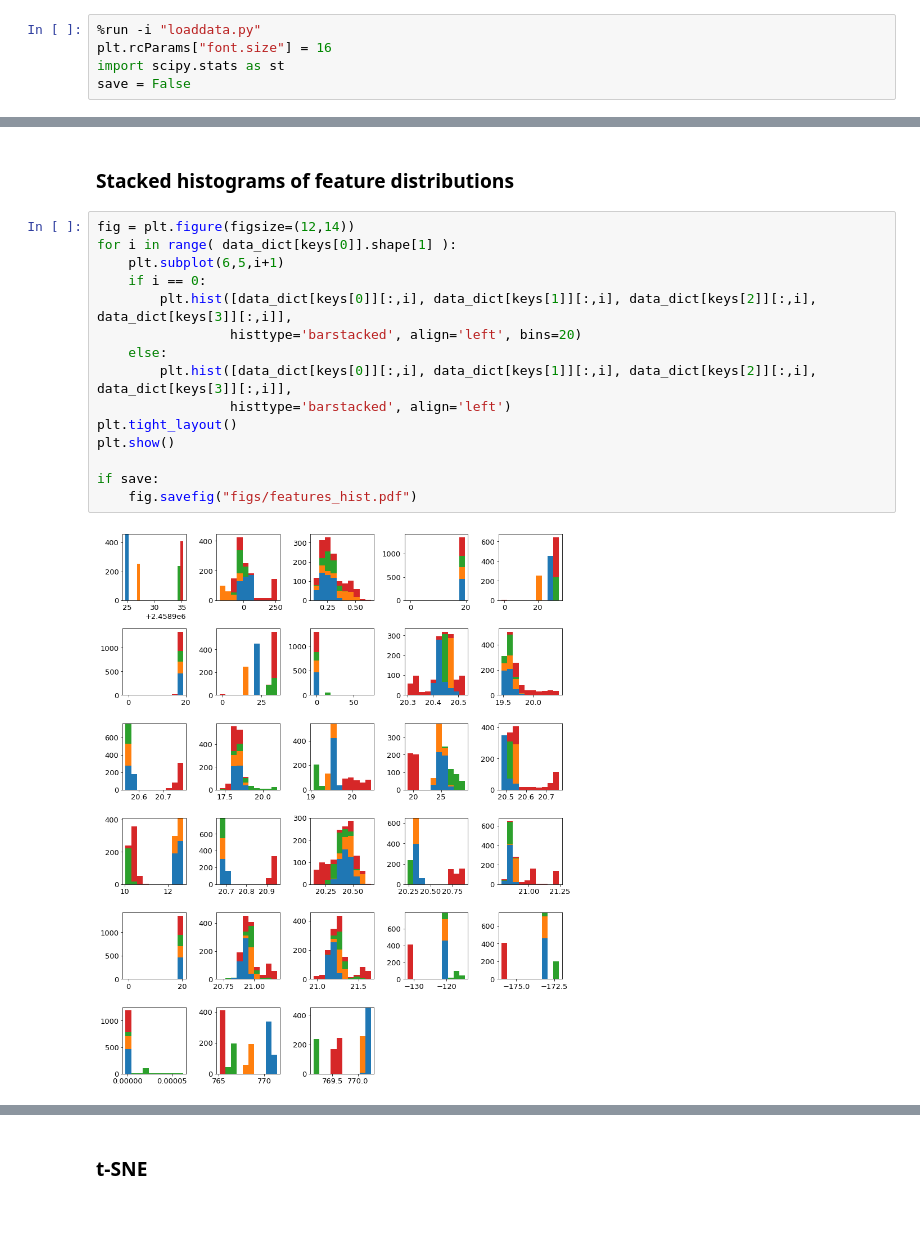
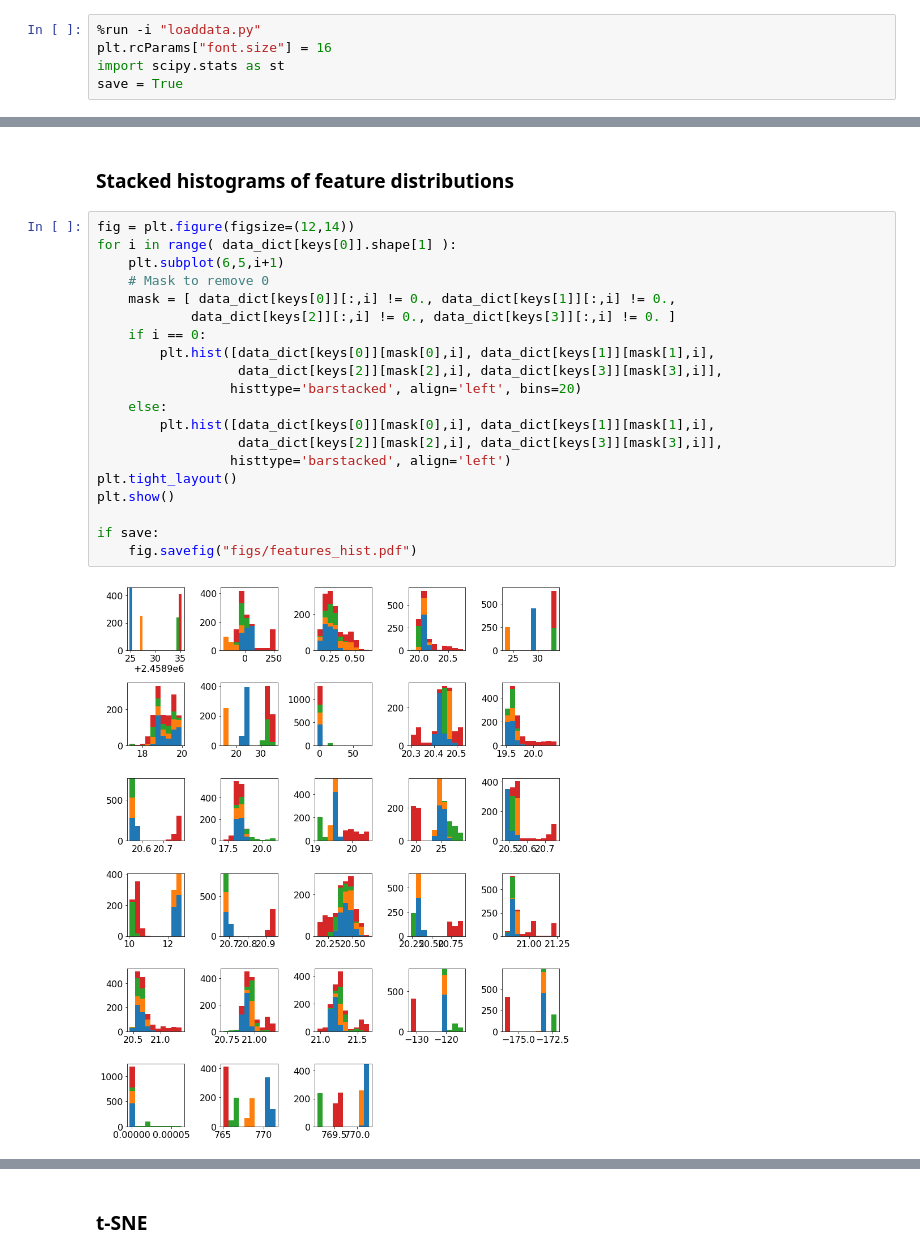
Before and after one commit to svejlgaard/finalproject, a Jupyter notebook: Visualization.ipynb, the cells around one changed output, grey strips where cells are left out. Cells and saved outputs as stored; diff of their text form; blank space fills up the shorter version.

Commit message:
Updated figures

```diff
--- a/Visualization.ipynb
+++ b/Visualization.ipynb
@@ -2,7 +2,7 @@
 %run -i "loaddata.py"
 plt.rcParams["font.size"] = 16
 import scipy.stats as st
-save = False
+save = True
 # %% [output]
 What is your name? [Simone/Jonathan/Marcus/Runi]Jonathan
 # %% [markdown]
@@ -27,17 +30,22 @@ plt.show()
 # %%
 fig = plt.figure(figsize=(12,14))
 for i in range( data_dict[keys[0]].shape[1] ):
     plt.subplot(6,5,i+1)
+    # Mask to remove 0
+    mask = [ data_dict[keys[0]][:,i] != 0., data_dict[keys[1]][:,i] != 0.,
+            data_dict[keys[2]][:,i] != 0., data_dict[keys[3]][:,i] != 0. ]
     if i == 0:
-        plt.hist([data_dict[keys[0]][:,i], data_dict[keys[1]][:,i], data_dict[keys[2]][:,i], data_dict[keys[3]][:,i]],
+        plt.hist([data_dict[keys[0]][mask[0],i], data_dict[keys[1]][mask[1],i],
+                  data_dict[keys[2]][mask[2],i], data_dict[keys[3]][mask[3],i]],
                  histtype='barstacked', align='left', bins=20)
     else:
-        plt.hist([data_dict[keys[0]][:,i], data_dict[keys[1]][:,i], data_dict[keys[2]][:,i], data_dict[keys[3]][:,i]],
+        plt.hist([data_dict[keys[0]][mask[0],i], data_dict[keys[1]][mask[1],i],
+                  data_dict[keys[2]][mask[2],i], data_dict[keys[3]][mask[3],i]],
                  histtype='barstacked', align='left')
 plt.tight_layout()
 plt.show()
 
 if save:
     fig.savefig("figs/features_hist.pdf")
 # %% [output]
-[figure, old version]
+[figure, new version]
```
Also changed, not shown: parts of 4 cells of this notebook, 4 other files.
